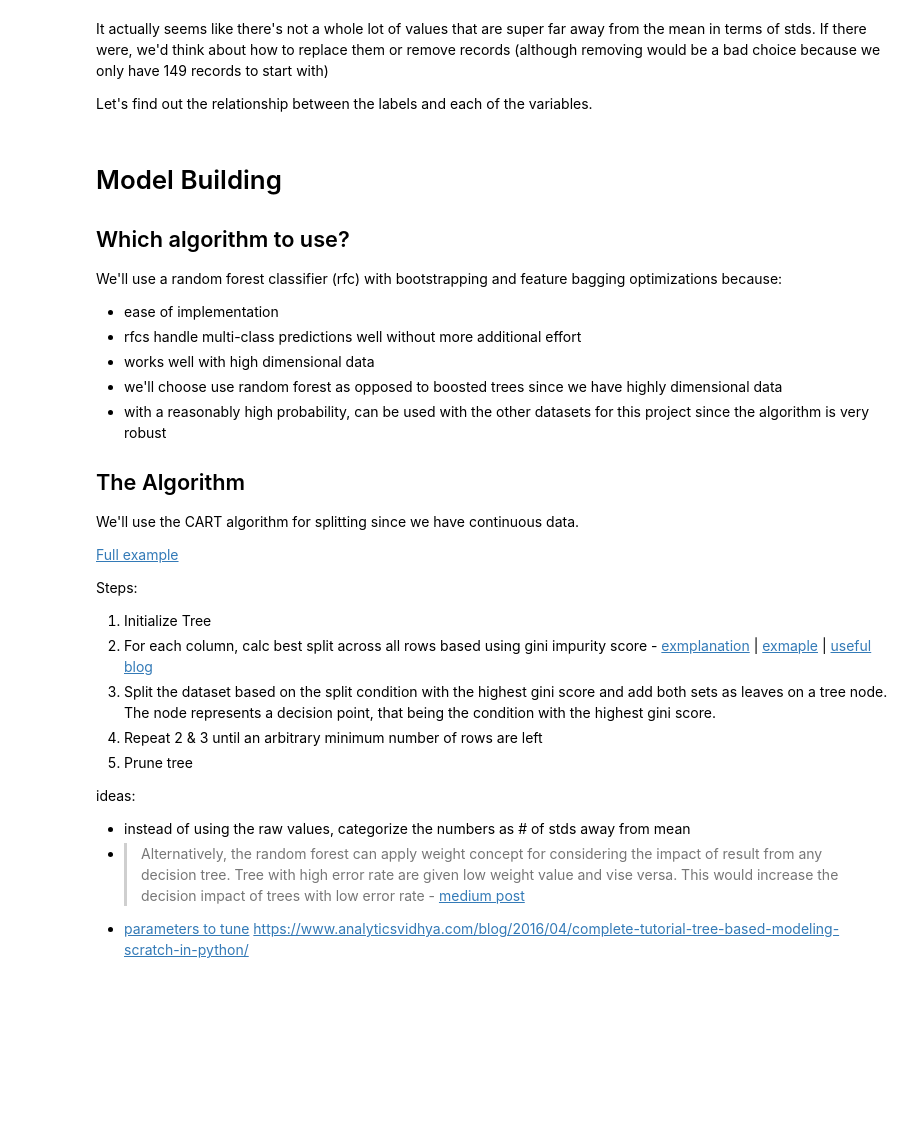
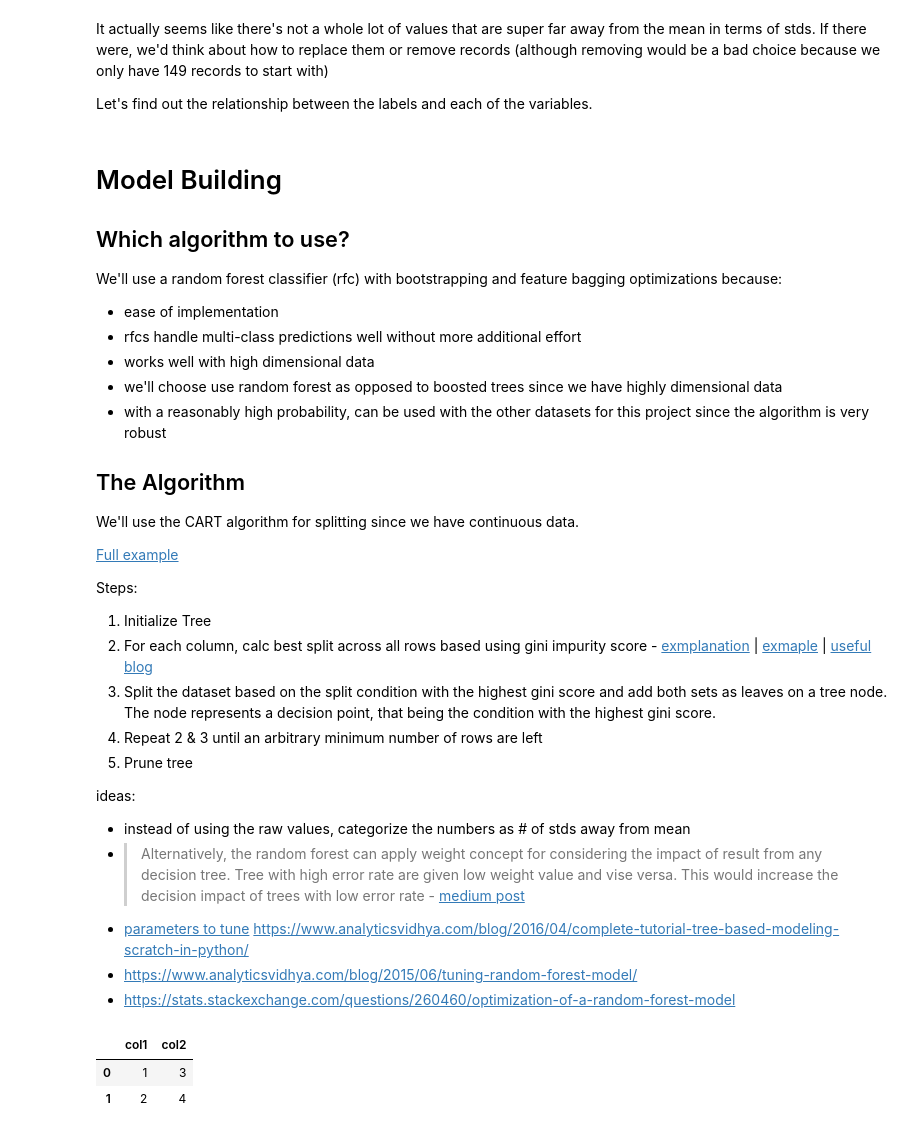
Before and after one commit to calebdre/Machine-Learning-Project, a Jupyter notebook: part1/explore.ipynb, the cells around one changed output. Drawn from its saved outputs; the diff is of its cells as text; code cells hidden in the pictures; blank space fills up the shorter version.

```diff
--- a/part1/explore.ipynb
+++ b/part1/explore.ipynb
@@ -272,3 +272,5 @@ ideas:
 - > Alternatively, the random forest can apply weight concept for considering the impact of result from any decision tree. Tree with high error rate are given low weight value and vise versa. This would increase the decision impact of trees with low error rate - [medium post](https://medium.com/machine-learning-101/chapter-5-random-forest-classifier-56dc7425c3e1)
 - [parameters to  tune](http://scikit-learn.org/stable/modules/generated/sklearn.ensemble.RandomForestClassifier.html)
 https://www.analyticsvidhya.com/blog/2016/04/complete-tutorial-tree-based-modeling-scratch-in-python/
+- https://www.analyticsvidhya.com/blog/2015/06/tuning-random-forest-model/
+- https://stats.stackexchange.com/questions/260460/optimization-of-a-random-forest-model
@@ -282,0 +277,8 @@ https://www.analyticsvidhya.com/blog/2016/04/complete-tutorial-tree-based-modeli
+# %%
+d = {'col1': [1, 2], 'col2': [3, 4]}
+j = pd.DataFrame(data=d)
+j
+# %% [output]
+|  | col1 | col2 |
+| 0 | 1 | 3 |
+| 1 | 2 | 4 |
```
Also changed, not shown: parts of 13 cells of this notebook.
